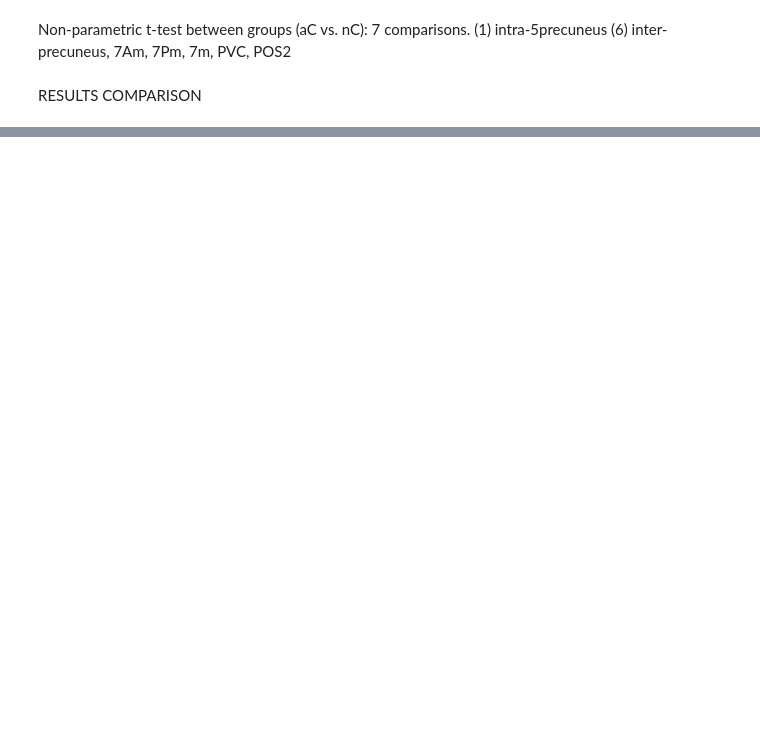
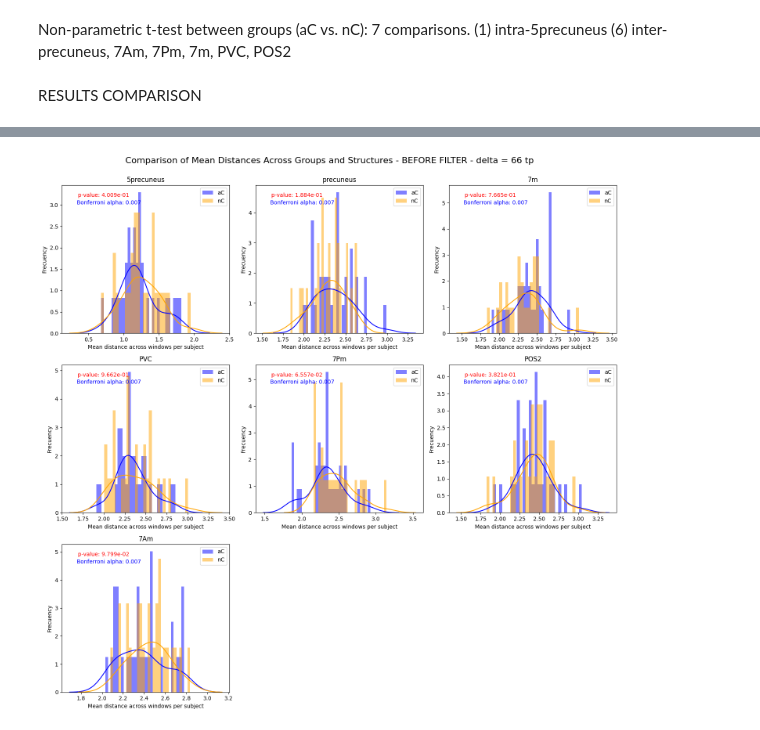
Before and after one commit to ifiriondo/2024_claudia_alzheimer, a Jupyter notebook: main.ipynb, the cells around one changed output, grey strips where cells are left out. Saved outputs shown, nothing was run; the diff lists cells and outputs as text; code cells hidden in the pictures; blank space fills up the shorter version.

```diff
--- a/main.ipynb
+++ b/main.ipynb
@@ -262,7 +240,7 @@ Non-parametric t-test between groups (aC vs. nC): 7 comparisons. (1) intra-5prec
 RESULTS COMPARISON
 # %%
 # Directory containing the CSV files
-results_dir = "C:/Users/ifiri/Documents/PROYECTOS/2024_claudia_alzheimer/results/after_filter"
+results_dir = "C:/Users/ifiri/Documents/PROYECTOS/2024_claudia_alzheimer/results/before_filter"
 
 # Initialize lists to store filenames
 aC_files = []
@@ -283,8 +261,8 @@ nC_structures = [filename.split('_')[5].split('.')[0] for filename in nC_files]
 results = []
 
 # Perform Mann-Whitney U test for 5precuneus (intra-analysis)
-ac_file = "aC_intra_analysis_mean_distances_5precuneus.csv"
-nc_file = "nC_intra_analysis_mean_distances_5precuneus.csv"
+ac_file = "aC_intra_analysis_mean_distances_5precuneus_before_filter.csv"
+nc_file = "nC_intra_analysis_mean_distances_5precuneus_before_filter.csv"
 ac_data = pd.read_csv(os.path.join(results_dir, ac_file))
 nc_data = pd.read_csv(os.path.join(results_dir, nc_file))
 
@@ -323,13 +301,9 @@ results_df = pd.DataFrame(results)
 # Apply Bonferroni correction
 num_comparisons = len(results_df)
 bonferroni_alpha = 0.05 / num_comparisons
-results_df['corrected p-value'] = results_df['p-value'] * num_comparisons
-
-# Ensure that corrected p-values do not exceed 1
-results_df['corrected p-value'] = results_df['corrected p-value'].apply(lambda p: min(p, 1.0))
 
 # Determine if the corrected p-value is significant
-results_df['significant'] = results_df['corrected p-value'] < bonferroni_alpha
+results_df['significant'] = results_df['p-value'] < bonferroni_alpha
 
 print('Bonferroni alpha: 0.05/num.comparisons =', bonferroni_alpha)
 print(results_df)
@@ -354,0 +322,68 @@ Bonferroni alpha: 0.05/num.comparisons = 0.0071428571428571435
+# %%
+import numpy as np
+import os
+import seaborn as sns
+import matplotlib.pyplot as plt
+from scipy.stats import norm
+
+results_dir = "C:/Users/ifiri/Documents/PROYECTOS/2024_claudia_alzheimer/results/before_filter"
+
+# Listas de grupos y estructuras
+group_list = ['aC', 'nC']
+strucs = ['5precuneus', 'precuneus', '7m', 'PVC','7Pm','POS2' ,'7Am' ]
+group_colors = {'aC': 'blue', 'nC': 'orange'}  # Define los colores para cada grupo
+
+
+# Crear una figura y ejes para un panel de 3x3
+fig, axes = plt.subplots(3, 3, figsize=(15, 15))
+axes = axes.flatten()
+
+# Bucle sobre cada estructura
+for idx, structure in enumerate(strucs):
+    ax = axes[idx]
+    for group in group_list:
+        color = group_colors[group]
+        if structure == '5precuneus':
+            filename = f'{group}_intra_analysis_mean_distances_{structure}_before_filter.csv'
+        else:
+            filename = f'{group}_inter_analysis_mean_distances_{structure}_before_filter.csv'
+
+        filepath = os.path.join(results_dir,filename)
+
+        try:
+            data = np.loadtxt(filepath, delimiter=',')
+            # Histograma
+            ax.hist(data, bins=30, density=True, alpha=0.5, label=group, color=color)
+            # KDE Plot
+            sns.kdeplot(data, ax=ax, color=color)
+        except FileNotFoundError:
+            print(f"File not found: {filepath}")
+
+    # Extract the p-value for the current structure from the DataFrame
+    p_value = results_df.iloc[idx, 2]
+
+    ax.set_title(f'{structure}')
+    ax.set_xlabel('Mean distance across windows per subject')
+    ax.set_ylabel('Frecuency')
+    ax.legend()
+
+    # Add p-value text to the plot
+    ax.text(0.4, 0.95, f'p-value: {p_value:.3e}',
+            verticalalignment='top', horizontalalignment='right',
+            transform=ax.transAxes, color='red', fontsize=10)
+
+    # Add corrected p-value text to the plot
+    ax.text(0.47, 0.90, f'Bonferroni alpha: {bonferroni_alpha:.3f}',
+            verticalalignment='top', horizontalalignment='right',
+            transform=ax.transAxes, color='blue', fontsize=10)
+
+# Eliminar ejes vacíos si hay menos de 9 estructuras
+for i in range(len(strucs), 9):
+    fig.delaxes(axes[i])
+
+fig.suptitle('Comparison of Mean Distances Across Groups and Structures - BEFORE FILTER - delta = 66 tp', fontsize=16)
+
+plt.tight_layout(rect=[0, 0.03, 1, 0.98])  # Adjust layout to accommodate the suptitle
+plt.show()
+# %% [output]
+[figure, added]
```
Also changed, not shown: parts of 10 cells of this notebook, 32 other files.
